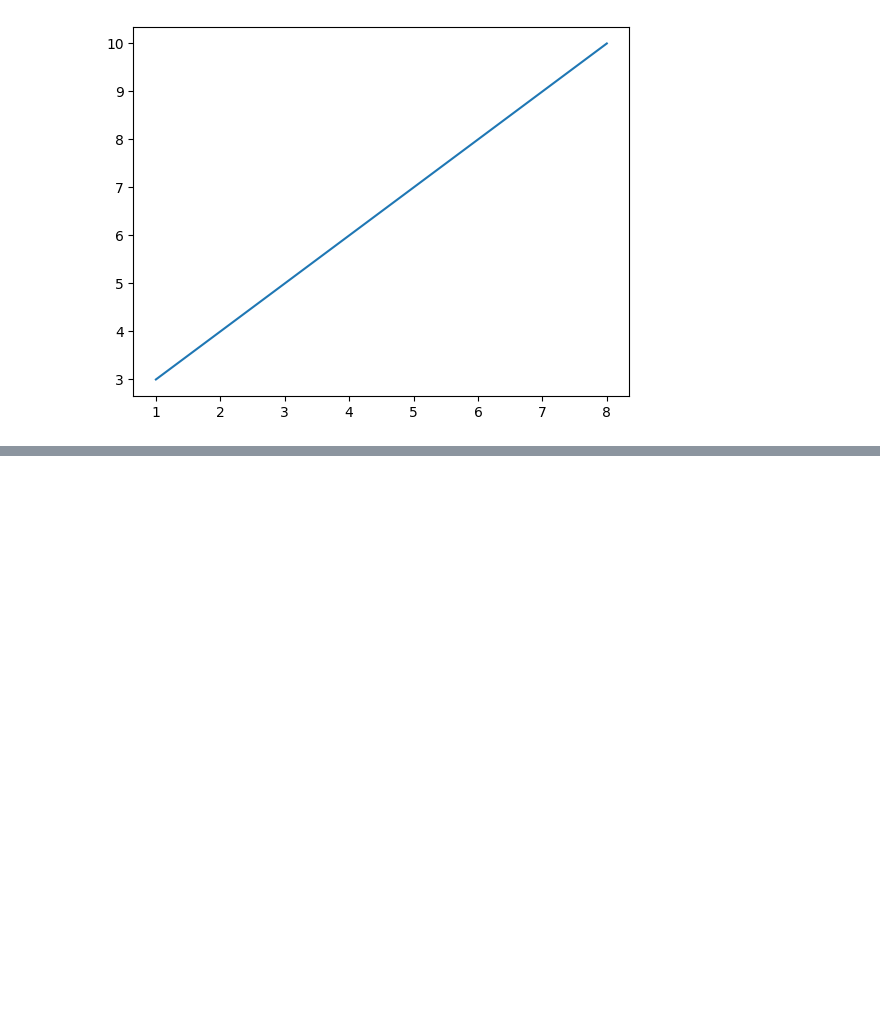
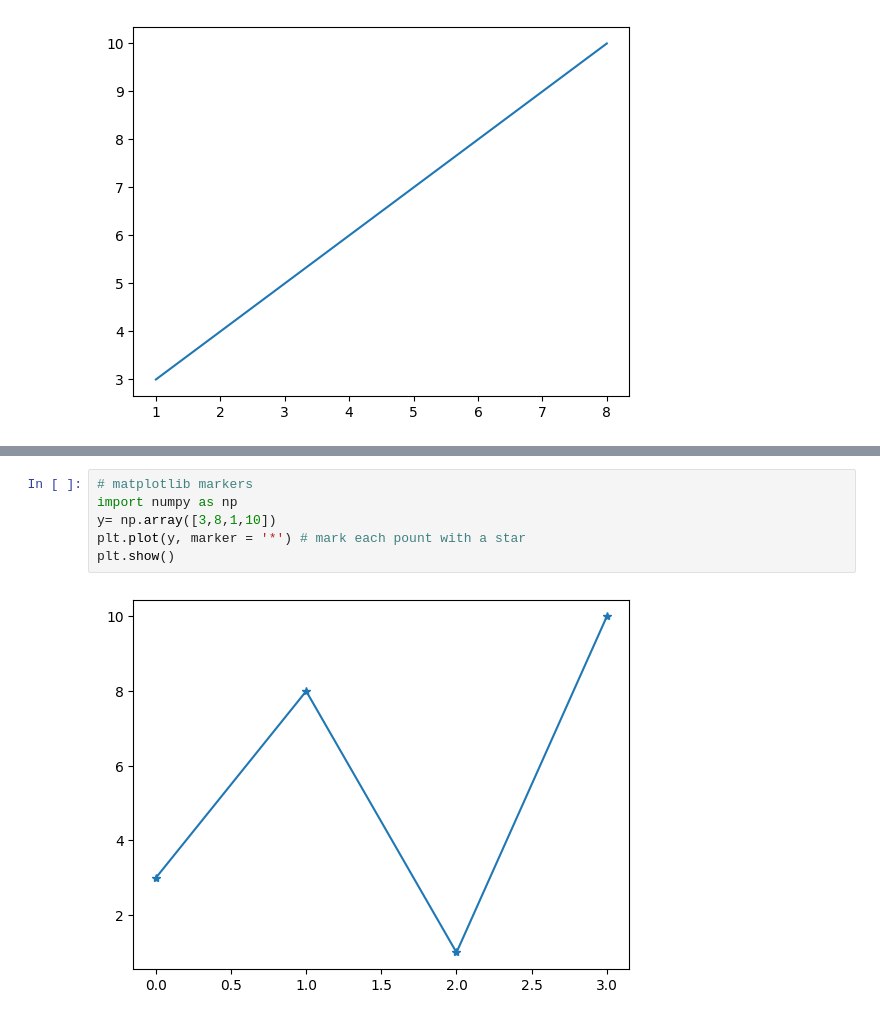
Before and after one commit to Kevingeorge619/DAUP, a Jupyter notebook: Matplotlib/main.ipynb, the cells around one changed output, grey strips where cells are left out. Drawn from its saved outputs; the diff is of its cells as text; blank space fills up the shorter version.

Commit message:
updated matplotlib

```diff
--- a/Matplotlib/main.ipynb
+++ b/Matplotlib/main.ipynb
@@ -16,0 +32,8 @@ plt.show()
+# %%
+# matplotlib markers
+import numpy as np
+y= np.array([3,8,1,10])
+plt.plot(y, marker = '*') # mark each pount with a star
+plt.show()
+# %% [output]
+[figure, added]
```
Also changed, not shown: parts of 3 cells of this notebook.
